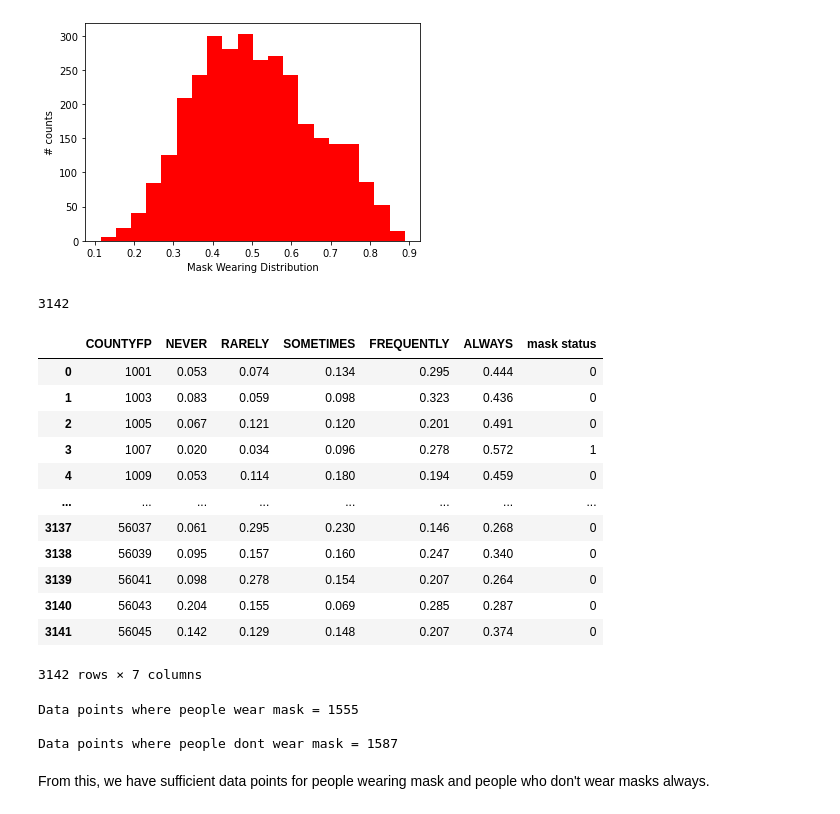
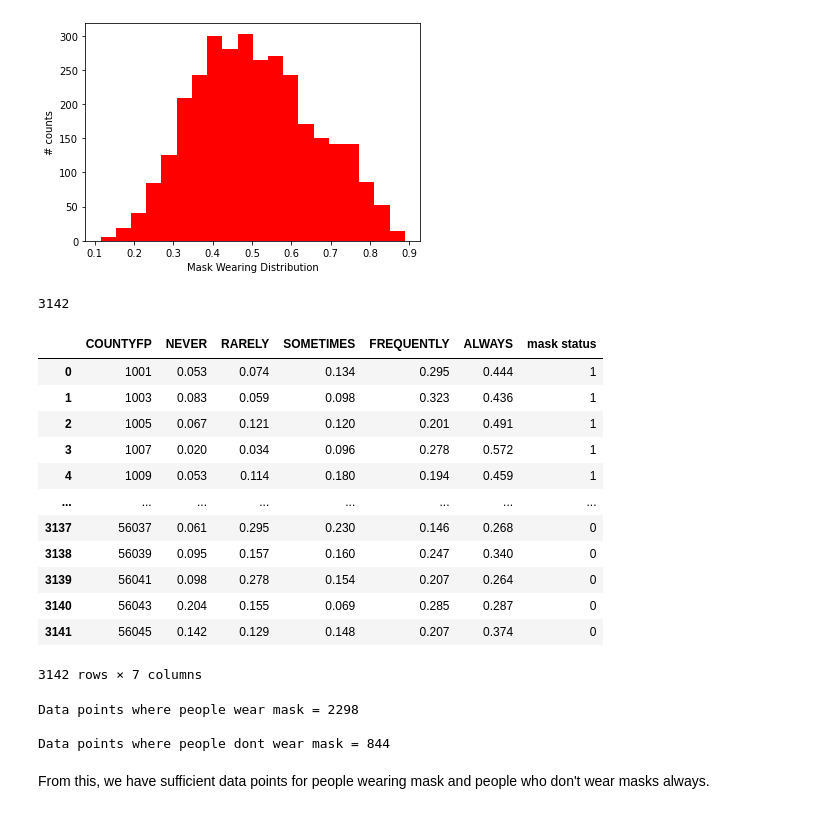
Before and after one commit to ALA216/Project_1, a Jupyter notebook: Project1-Progress-Ali Alaryan.ipynb, the cells around one changed output. Saved outputs shown, nothing was run; the diff lists cells and outputs as text; code cells hidden in the pictures.

```diff
--- a/Project1-Progress-Ali Alaryan.ipynb
+++ b/Project1-Progress-Ali Alaryan.ipynb
@@ -11,7 +11,7 @@ from scipy.optimize import minimize # for optimized parameter identification
 from scipy.integrate import odeint # for ode integration
 
 # reading data into
-data = pd.read_csv('mask-use-by-county.csv')
+data = pd.read_csv(r'C:\Users\alial\Desktop\Chem Math New\Project 1\mask-use-by-county.csv')
 data
 # %% [output]
 |  | COUNTYFP | NEVER | RARELY | SOMETIMES | FREQUENTLY | ALWAYS |
@@ -63,24 +63,24 @@ plt.show()
 # %%
 # account always wearing mask is greater than 0.4 then it means its a mask wearing country
 mask_prob = data.iloc[:,5].values # always wearing
 n = len(mask_prob)
 print(n)
 mask_status = []
 
 for i in range(n):
-    if mask_prob[i] >= 0.5:
+    if mask_prob[i] > 0.4:
         mask_status.append(1);
     else: mask_status.append(0);
 data['mask status'] = mask_status
 data
 # %% [output]
 3142
 |  | COUNTYFP | NEVER | RARELY | SOMETIMES | FREQUENTLY | ALWAYS | mask status |
-| 0 | 1001 | 0.053 | 0.074 | 0.134 | 0.295 | 0.444 | 0 |
-| 1 | 1003 | 0.083 | 0.059 | 0.098 | 0.323 | 0.436 | 0 |
-| 2 | 1005 | 0.067 | 0.121 | 0.120 | 0.201 | 0.491 | 0 |
+| 0 | 1001 | 0.053 | 0.074 | 0.134 | 0.295 | 0.444 | 1 |
+| 1 | 1003 | 0.083 | 0.059 | 0.098 | 0.323 | 0.436 | 1 |
+| 2 | 1005 | 0.067 | 0.121 | 0.120 | 0.201 | 0.491 | 1 |
 | 3 | 1007 | 0.020 | 0.034 | 0.096 | 0.278 | 0.572 | 1 |
-| 4 | 1009 | 0.053 | 0.114 | 0.180 | 0.194 | 0.459 | 0 |
+| 4 | 1009 | 0.053 | 0.114 | 0.180 | 0.194 | 0.459 | 1 |
 | ... | ... | ... | ... | ... | ... | ... | ... |
 | 3137 | 56037 | 0.061 | 0.295 | 0.230 | 0.146 | 0.268 | 0 |
 | 3138 | 56039 | 0.095 | 0.157 | 0.160 | 0.247 | 0.340 | 0 |
@@ -105,9 +105,9 @@ print(f'Data points where people dont wear mask = {no_mask:.0f}\n')
 
 mask_data = data # stored in mask data in this data set
 # %% [output]
-Data points where people wear mask = 1555
+Data points where people wear mask = 2298
 
-Data points where people dont wear mask = 1587
+Data points where people dont wear mask = 844
 # %% [markdown]
 From this, we have sufficient data points for people wearing mask and people who don't wear masks always.
 # %%
```
Also changed, not shown: parts of 16 cells of this notebook.
